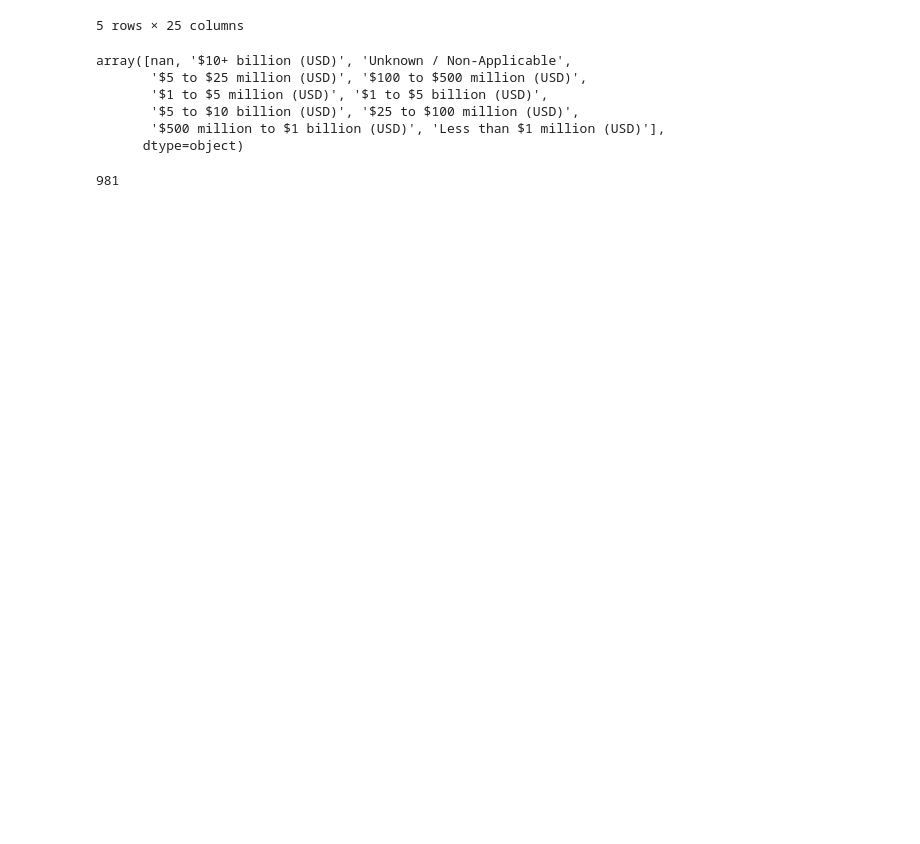
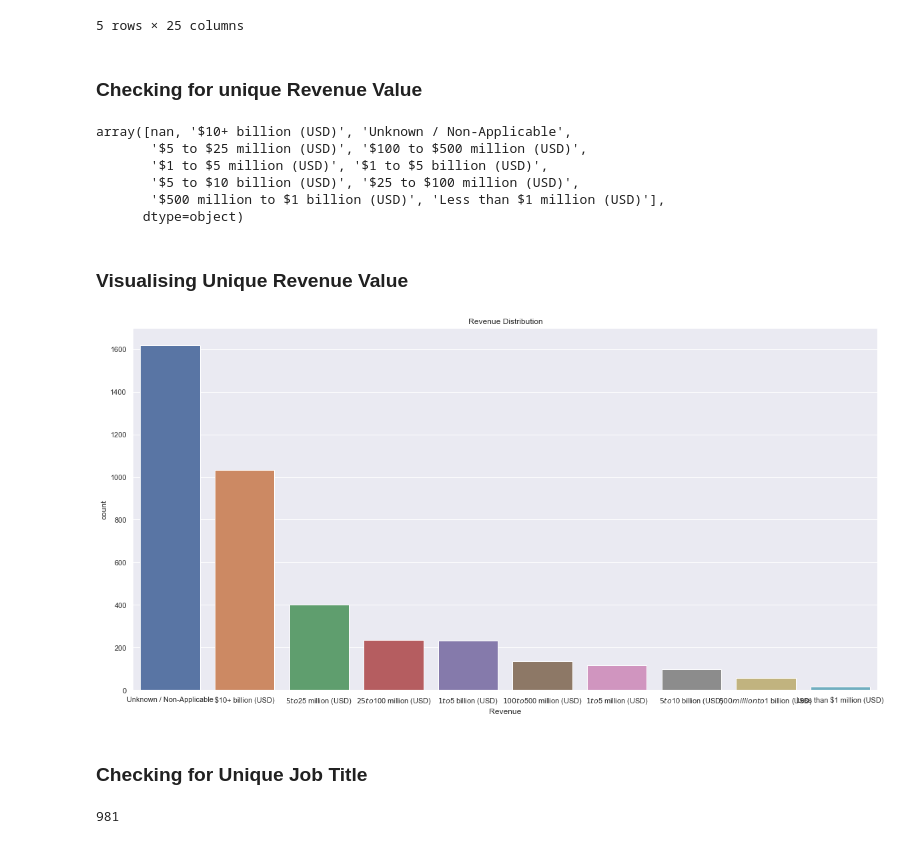
Before and after one commit to aiskunks/Jobs_Database, a Jupyter notebook: Artificial_Intelligence/JobsBot/Data Cleaning/Data_cleaning.ipynb, the cells around one changed output. Saved outputs shown, nothing was run; the diff lists cells and outputs as text; code cells hidden in the pictures; blank space fills up the shorter version.

Commit message:
adding Visualisation for missing and unique values

```diff
--- a/Artificial_Intelligence/JobsBot/Data Cleaning/Data_cleaning.ipynb
+++ b/Artificial_Intelligence/JobsBot/Data Cleaning/Data_cleaning.ipynb
@@ -265,6 +269,8 @@ jobs_data.tail()
 | 7017 | Remote Senior Data Scientist NLP | nan | First American Financial Corporation | Santa Ana, CA | NaN | NaN | NaN | ... |
 | 7018 | Data Engineer | nan | Delta Solutions\n2.8 | Remote | NaN | NaN | NaN | ... |
 5 rows × 25 columns
+# %% [markdown]
+### Checking for unique Revenue Value
 # %%
 jobs_data.Revenue.unique()
 # %% [output]
@@ -274,6 +280,18 @@ array([nan, '$10+ billion (USD)', 'Unknown / Non-Applicable',
        '$5 to $10 billion (USD)', '$25 to $100 million (USD)',
        '$500 million to $1 billion (USD)', 'Less than $1 million (USD)'],
       dtype=object)
+# %% [markdown]
+### Visualising Unique Revenue Value
+# %%
+fig, ax = plt.subplots(figsize=(20, 10))
+
+ax = sns.countplot(x='Revenue', data=jobs_data, order=jobs_data['Revenue'].value_counts().index)
+ax.set_title('Revenue Distribution')
+fig.show()
+# %% [output]
+[figure, added]
+# %% [markdown]
+### Checking for Unique Job Title
 # %%
 jobs_data['Job Title'].nunique()
 # %% [output]
```
Also changed, not shown: parts of 17 cells of this notebook, 1 other file.
